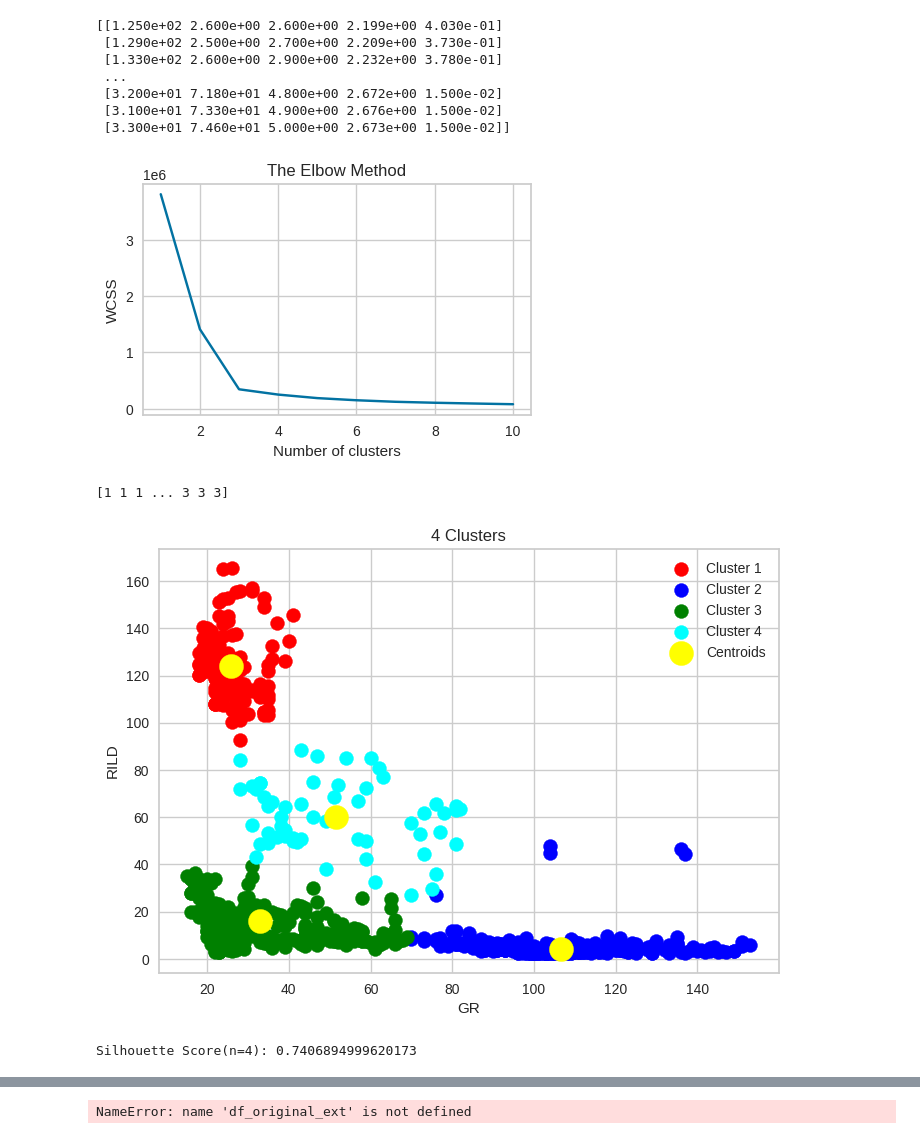
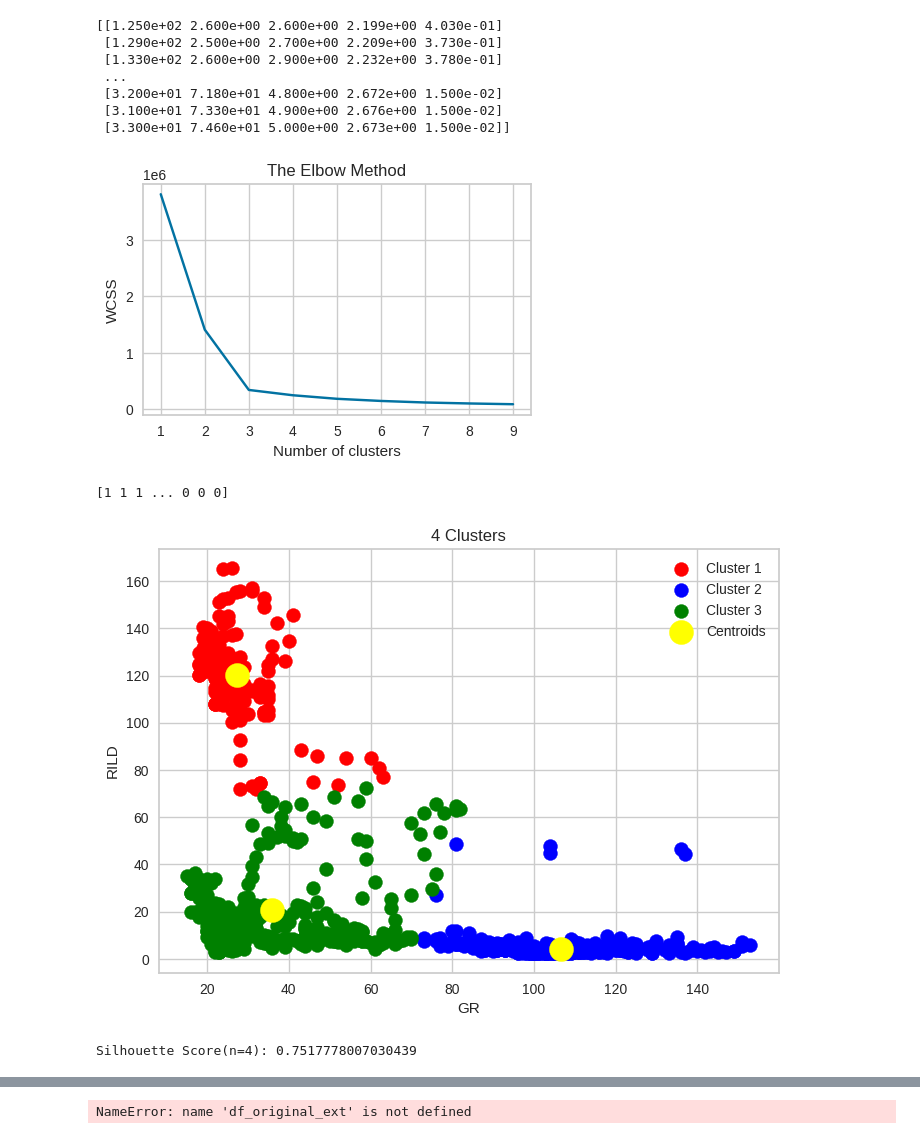
Before and after one commit to smoralesc91/DataScience2024, a Jupyter notebook: T2_mod_ver1.ipynb, the cells around one changed output, grey strips where cells are left out. Drawn from its saved outputs; the diff is of its cells as text; code cells hidden in the pictures.

```diff
--- a/T2_mod_ver1.ipynb
+++ b/T2_mod_ver1.ipynb
@@ -44,8 +44,8 @@ data.head(5)
 # %%
 registros_geofisicos = ['GR','ILD','PEF','RHOB','NPHI']
 # %%
-X = data[registros_geofisicos].values
-print(X)
+data_values = data[registros_geofisicos].values
+print(data_values)
 # %% [output]
 [[1.250e+02 2.600e+00 2.600e+00 2.199e+00 4.030e-01]
  [1.290e+02 2.500e+00 2.700e+00 2.209e+00 3.730e-01]
@@ -56,43 +56,43 @@ print(X)
  [3.300e+01 7.460e+01 5.000e+00 2.673e+00 1.500e-02]]
 # %%
 wcss = []
-for i in range(1, 11):
+for i in range(1, 10):
     kmeans = KMeans(n_clusters = i, init = 'k-means++', random_state = 42)
-    kmeans.fit(X)
+    kmeans.fit(data_values)
     wcss.append(kmeans.inertia_)
 
 plt.figure(figsize=(5, 3))
-plt.plot(range(1, 11), wcss)
+plt.plot(range(1, 10), wcss)
 plt.title('The Elbow Method')
 plt.xlabel('Number of clusters')
 plt.ylabel('WCSS')
 plt.show()
 # %% [output]
-[figure, old version]
+[figure, new version]
 # %%
 # Fitting K-Means to the dataset
-kmeans = KMeans(n_clusters = 4, init = 'k-means++', random_state = 42)
-y_kmeans = kmeans.fit_predict(X)
+kmeans = KMeans(n_clusters = 3, init = 'k-means++', random_state = 42)
+y_kmeans = kmeans.fit_predict(data_values)
 print(y_kmeans)
 # %% [output]
-[1 1 1 ... 3 3 3]
+[1 1 1 ... 0 0 0]
 # %%
 # Visualising the clusters
-plt.scatter(X[y_kmeans == 0, 0], X[y_kmeans == 0, 1], s = 100, c = 'red', label = 'Cluster 1')
-plt.scatter(X[y_kmeans == 1, 0], X[y_kmeans == 1, 1], s = 100, c = 'blue', label = 'Cluster 2')
-plt.scatter(X[y_kmeans == 2, 0], X[y_kmeans == 2, 1], s = 100, c = 'green', label = 'Cluster 3')
-plt.scatter(X[y_kmeans == 3, 0], X[y_kmeans == 3, 1], s = 100, c = 'cyan', label = 'Cluster 4')
-#plt.scatter(X[y_kmeans == 4, 0], X[y_kmeans == 4, 1], s = 100, c = 'magenta', label = 'Cluster 5')
+plt.scatter(data_values[y_kmeans == 0, 0], data_values[y_kmeans == 0, 1], s = 100, c = 'red', label = 'Cluster 1')
+plt.scatter(data_values[y_kmeans == 1, 0], data_values[y_kmeans == 1, 1], s = 100, c = 'blue', label = 'Cluster 2')
+plt.scatter(data_values[y_kmeans == 2, 0], data_values[y_kmeans == 2, 1], s = 100, c = 'green', label = 'Cluster 3')
+#plt.scatter(data_values[y_kmeans == 3, 0], data_values[y_kmeans == 3, 1], s = 100, c = 'cyan', label = 'Cluster 4')
+#plt.scatter(data_values[y_kmeans == 4, 0], data_values[y_kmeans == 4, 1], s = 100, c = 'magenta', label = 'Cluster 5')
 plt.scatter(kmeans.cluster_centers_[:, 0], kmeans.cluster_centers_[:, 1], s = 300, c = 'yellow', label = 'Centroids')
 plt.title('4 Clusters')
 plt.xlabel('GR')
 plt.ylabel('RILD')
 plt.legend()
 plt.show()
 # %% [output]
-[figure, old version]
+[figure, new version]
 # %%
 from sklearn.metrics import silhouette_score
-print(f'Silhouette Score(n=4): {silhouette_score(X, y_kmeans)}')
+print(f'Silhouette Score(n=4): {silhouette_score(data_values, y_kmeans)}')
 # %% [output]
-Silhouette Score(n=4): 0.7406894999620173
+Silhouette Score(n=4): 0.7517778007030439
```
Also changed, not shown: parts of 4 cells of this notebook.
